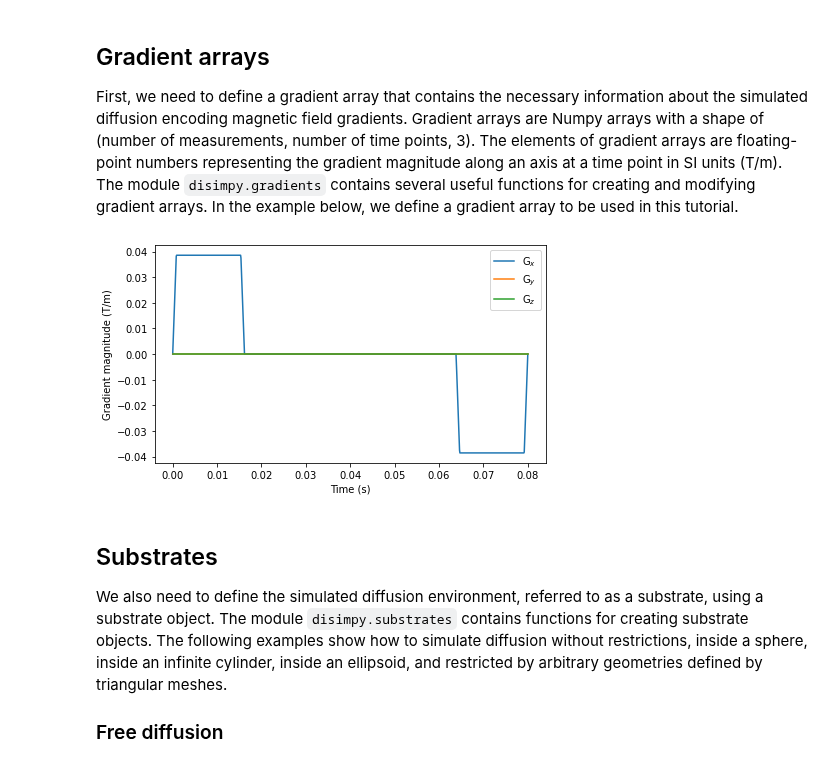
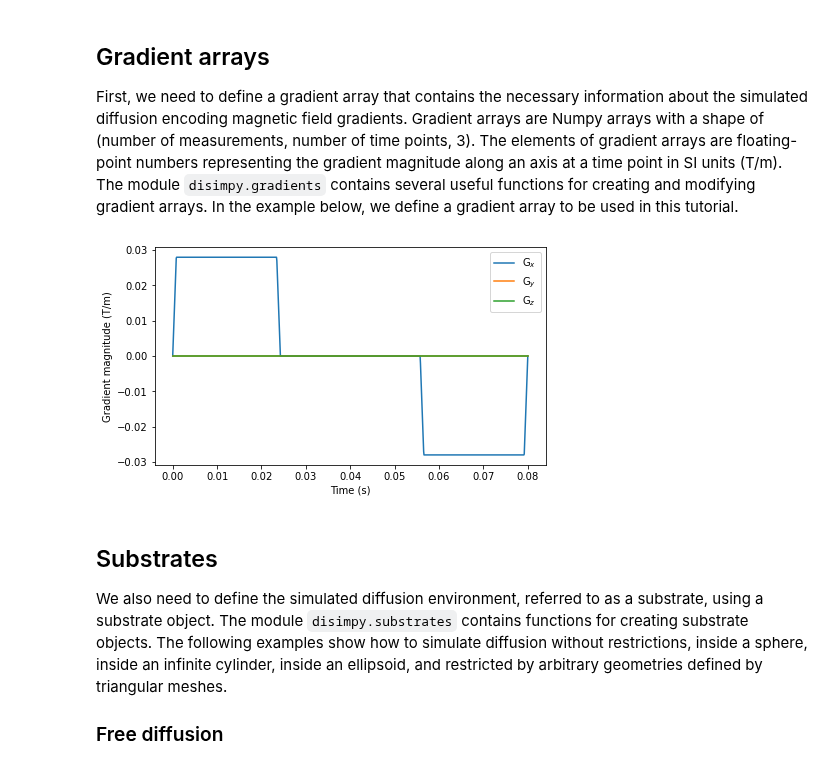
Before and after one commit to kerkelae/disimpy, a Jupyter notebook: docs/source/tutorial.ipynb, the cells around one changed output. Cells and saved outputs as stored; diff of their text form; code cells hidden in the pictures.

```diff
--- a/docs/source/tutorial.ipynb
+++ b/docs/source/tutorial.ipynb
@@ -32,36 +33,36 @@ First, we need to define a gradient array that contains the necessary informatio
 # Create a simple Stejskal-Tanner gradient waveform
 
 gradient = np.zeros((1, 100, 3))
-gradient[0, 1:20, 0] = 1
-gradient[0, 80:99, 0] = -1
+gradient[0, 1:30, 0] = 1
+gradient[0, 70:99, 0] = -1
 
 
 # Concatenate 100 gradient arrays with different b-values together
 
 bs = np.linspace(1, 3e9, 100)  # Array of b-values in SI units (s/m^2)
 gradient = np.concatenate([gradient for _ in bs], axis=0)
 
 
 # Adjust the gradient magnitude and number of time points
 
 n_t = int(1e3)  # Number of time points in the simulation
 T = 80e-3  # Duration of gradient array in seconds
 dt = T / (gradient.shape[1] - 1)  # Duration of time step
 gradient, dt = gradients.interpolate_gradient(gradient, dt, n_t)
 gradient = gradients.set_b(gradient, dt, bs)
 
 
 # Show the gradient magnitude over time of the 50th measurement
 
 fig, ax = plt.subplots(1, figsize=(7, 4))
 for i in range(3):
     ax.plot(np.linspace(0, T, n_t), gradient[50, :, i])
 ax.legend(['G$_x$', 'G$_y$', 'G$_z$'])
 ax.set_xlabel('Time (s)')
 ax.set_ylabel('Gradient magnitude (T/m)')
 plt.show()
 # %% [output]
-[figure, old version]
+[figure, new version]
 # %% [markdown]
 ## Substrates
 
```
Also changed, not shown: parts of 11 cells of this notebook, 11 other files.
